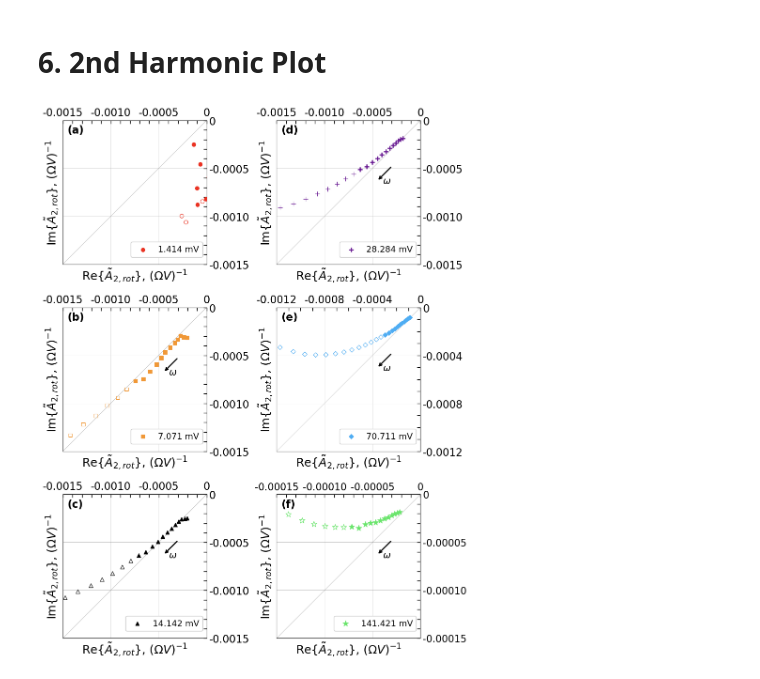
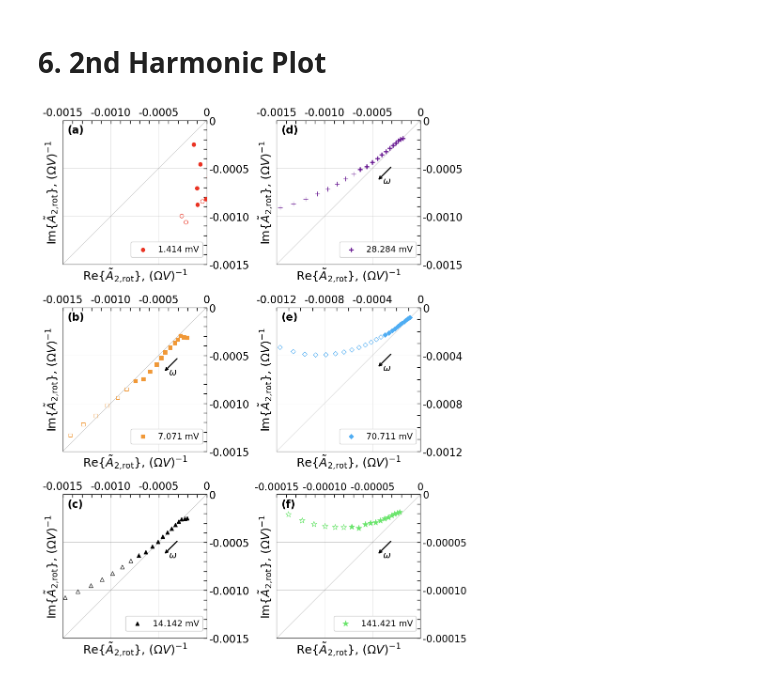
Before and after one commit to lauren8040/NLEIS-Ferri-Ferrocyanide-Modelling, a Jupyter notebook: jupyter/Figures/Rotation and Processed Currents/Rotation_and_Processed_Plots.ipynb, the cells around one changed output. Saved outputs shown, nothing was run; the diff lists cells and outputs as text; code cells hidden in the pictures.

Commit message:
rerunning every notebook and renaming axes on plots to have correct spacing between proc and number

```diff
--- a/jupyter/Figures/Rotation and Processed Currents/Rotation_and_Processed_Plots.ipynb
+++ b/jupyter/Figures/Rotation and Processed Currents/Rotation_and_Processed_Plots.ipynb
@@ -266,8 +266,8 @@ line_min = min_val if min_val > 0 else 0
 line_max = max_val
 
 # Format Axes
-ax.set_xlabel(r'Re{$\tilde{A}_{1,rot}$}, $\Omega^{-1}$', fontsize=18)
-ax.set_ylabel(r'Im{$\tilde{A}_{1,rot}$}, $\Omega^{-1}$', fontsize=18)
+ax.set_xlabel(r'Re{$\tilde{A}_{1,\!\mathrm{rot}}$}, $\Omega^{-1}$', fontsize=18)
+ax.set_ylabel(r'Im{$\tilde{A}_{1,\!\mathrm{rot}}$}, $\Omega^{-1}$', fontsize=18)
 ax.set_aspect('equal', adjustable='box')
 
 # Format Grid/Tick Marks
@@ -436,8 +436,8 @@ for count in range(0,len(sizes)):
     ax.plot([0, 0.003], [0, 0.003], color='gray', linestyle='-', linewidth=0.5, alpha=0.7, zorder=1)
 
     # Format Axes
-    ax.set_xlabel(r'Re{$\tilde{A}_{1,rot}$}, $\Omega^{-1}$', fontsize=18)
-    ax.set_ylabel(r'Im{$\tilde{A}_{1,rot}$}, $\Omega^{-1}$', fontsize=18)
+    ax.set_xlabel(r'Re{$\tilde{A}_{1,\!\mathrm{rot}}$}, $\Omega^{-1}$', fontsize=18)
+    ax.set_ylabel(r'Im{$\tilde{A}_{1,\!\mathrm{rot}}$}, $\Omega^{-1}$', fontsize=18)
     ax.set_xlim(0, 0.003)
     ax.set_ylim(0, 0.003)
     ax.set_aspect('equal', adjustable='box')
@@ -545,11 +545,11 @@ for k in range(2):  # k = 0 (original), k = 1 (Cdl corrected)
         ax.set_ylim(0, ylim)
         ax.set_aspect('equal', adjustable='box')
         if count < 4:
-            ax.set_xlabel(r'Re{$\tilde{\mathrm{I}}_{\mathrm{1, rot}}$}, $\mu$A', fontsize=18)
-            ax.set_ylabel(r'Im{$\tilde{\mathrm{I}}_{\mathrm{1, rot}}$}, $\mu$A', fontsize=18)
+            ax.set_xlabel(r'Re{$\tilde{\mathrm{I}}_{\mathrm{1,\!\mathrm{rot}}}$}, $\mu$A', fontsize=18)
+            ax.set_ylabel(r'Im{$\tilde{\mathrm{I}}_{\mathrm{1, \!\mathrm{rot}}}$}, $\mu$A', fontsize=18)
         else:
-            ax.set_xlabel(r'Re{$\tilde{\mathrm{I}}_{\mathrm{1, proc}}$}, $\mu$A', fontsize=18)
-            ax.set_ylabel(r'Im{$\tilde{\mathrm{I}}_{\mathrm{1, proc}}$}, $\mu$A', fontsize=18)
+            ax.set_xlabel(r'Re{$\tilde{\mathrm{I}}_{\mathrm{1,\!\mathrm{proc}}}$}, $\mu$A', fontsize=18)
+            ax.set_ylabel(r'Im{$\tilde{\mathrm{I}}_{\mathrm{1,\!\mathrm{proc}}}$}, $\mu$A', fontsize=18)
 
         # --- Dynamic ticks ---
         ax.grid(True, which='major', linestyle='-', linewidth=0.5, color='gray', alpha=0.7)
@@ -665,8 +665,8 @@ for count in range(0,len(names)):
     ax.plot([0, -0.004], [0, -0.004], color='gray', linestyle='-', linewidth=0.5, alpha=0.7, zorder=1)
 
     # Labels and limits
-    ax.set_xlabel(r'Re{$\tilde{A}_{2,rot}$}, ${(\Omega V)}^{-1}$', fontsize=18)
-    ax.set_ylabel(r'Im{$\tilde{A}_{2,rot}$}, ${(\Omega V)}^{-1}$', fontsize=18)
+    ax.set_xlabel(r'Re{$\tilde{A}_{2,\!\mathrm{rot}}$}, ${(\Omega V)}^{-1}$', fontsize=18)
+    ax.set_ylabel(r'Im{$\tilde{A}_{2,\!\mathrm{rot}}$}, ${(\Omega V)}^{-1}$', fontsize=18)
     ax.set_xlim(max_x_limit, 0)
     ax.set_ylim(max_y_limit, 0)
     ax.set_aspect('equal', adjustable='box')
@@ -692,31 +692,31 @@ for count in range(0,len(names)):
 
     # Tick appearance
     if count == 5:
         t_size = 15 #extra decmials make number hard to read with larger texy
     else:
         t_size = 16
     ax.tick_params(which='minor', labelbottom=False, labelleft=False, direction='in')
     ax.tick_params(which='minor', length=5, width=1, color='black', direction='in')
     ax.tick_params(which='major', direction='in', labelsize=t_size,length=5,width=1)
     ax.text(0.03, 0.97, subplot_labels[count], transform=ax.transAxes,
             fontsize=16, fontweight='bold', va='top', ha='left')
     ax.legend(fontsize=13, loc="lower right", bbox_to_anchor=(1, 0.02),framealpha=1)
 
     if count == 0:
         continue
     else:
         # --- Arrow annotation for increasing omega (dynamic, lower) ---
         add_fraction_diagonal_arrow(ax,
                        start_frac = arrow_starts[count],
                        end_frac = arrow_ends[count],
                        offset_frac= offsets[count],
                        label=r'$\omega$',
                        fontsize=14,
                        lw=1.8)
 
 plt.tight_layout()
 plt.subplots_adjust(wspace=0, hspace=0.3)
 plt.savefig(f"S5_Second_Harmonic_2nd_Order_Admittance_Near_Origin.png",dpi=500, bbox_inches='tight', pad_inches=0.1)
 plt.show()
 # %% [output]
-[figure, old version]
+[figure, new version]
```
Also changed, not shown: 14 other files.
